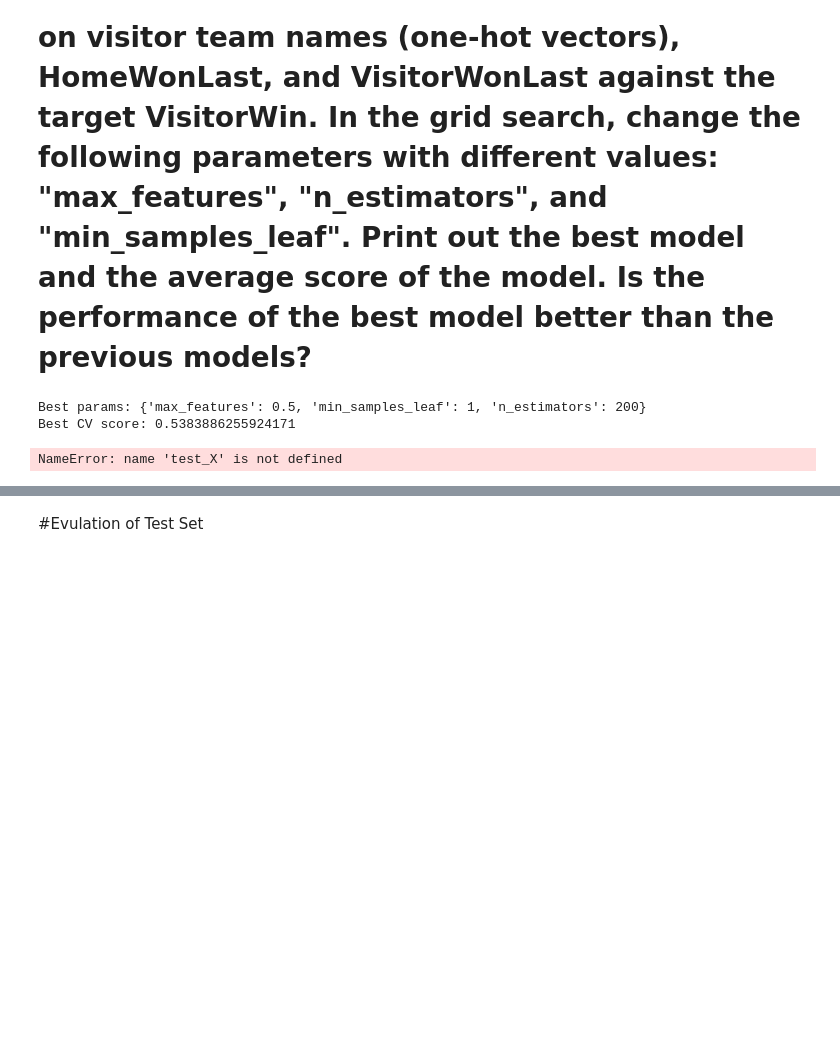
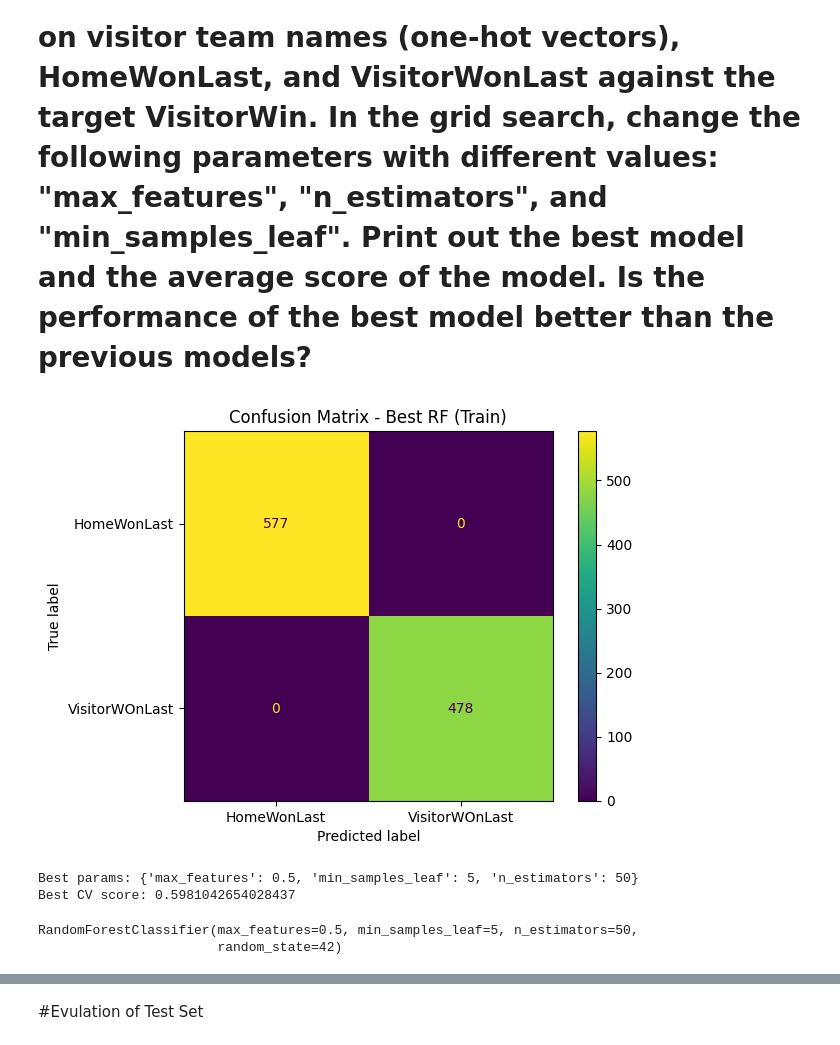
Before and after one commit to Izquazzle/appl, a Jupyter notebook: INFO371_Assignment2.ipynb, the cells around one changed output, grey strips where cells are left out. Cells and saved outputs as stored; diff of their text form; code cells hidden in the pictures; blank space fills up the shorter version.

```diff
--- a/INFO371_Assignment2.ipynb
+++ b/INFO371_Assignment2.ipynb
@@ -311,5 +311,19 @@ The performance improved again this time from 0.57 to 0.58. While the improvemen
 # %% [markdown]
 # Question 9 [10 points]: Conduct a grid search for selecting the best random forest model fitting on visitor team names (one-hot vectors), HomeWonLast, and VisitorWonLast against the target VisitorWin. In the grid search, change the following parameters with different values: "max_features", "n_estimators", and "min_samples_leaf". Print out the best model and the average score of the model. Is the performance of the best model better than the previous models?
+# %%
+from sklearn.metrics import confusion_matrix, ConfusionMatrixDisplay
+
+# For demonstration, let's do a quick train set predict to see how well it fits.
+best_rf_model.fit(x_train_2, y_train)
+y_train_pred = best_rf_model.predict(x_train_2)
+
+cm = confusion_matrix(y_train, y_train, labels=[False, True])
+disp = ConfusionMatrixDisplay(confusion_matrix=cm, display_labels=["HomeWonLast", "VisitorWOnLast"])
+disp.plot()
+disp.ax_.set_title("Confusion Matrix - Best RF (Train)")
+plt.show()
+# %% [output]
+[figure, added]
 # %%
 from sklearn.model_selection import GridSearchCV
 
@@ -329,18 +343,16 @@ grid_search = GridSearchCV(
     n_jobs=-1
 )
 
-grid_search.fit(x_train, y_train)
+grid_search.fit(x_train_2, y_train)
 
-
+#output of final output of training data
 print("Best params:", grid_search.best_params_)
 print("Best CV score:", grid_search.best_score_)
 
-print("test_X.shape:", test_X.shape)
-print("test_y.shape:", test_y.shape)
-
 best_rf_model = grid_search.best_estimator_
 best_rf_model
 # %% [output]
-Best params: {'max_features': 0.5, 'min_samples_leaf': 1, 'n_estimators': 200}
-Best CV score: 0.5383886255924171
+Best params: {'max_features': 0.5, 'min_samples_leaf': 5, 'n_estimators': 50}
+Best CV score: 0.5981042654028437
-NameError: name 'test_X' is not defined
+RandomForestClassifier(max_features=0.5, min_samples_leaf=5, n_estimators=50,
+                       random_state=42)
```
Also changed, not shown: parts of 9 cells of this notebook.
